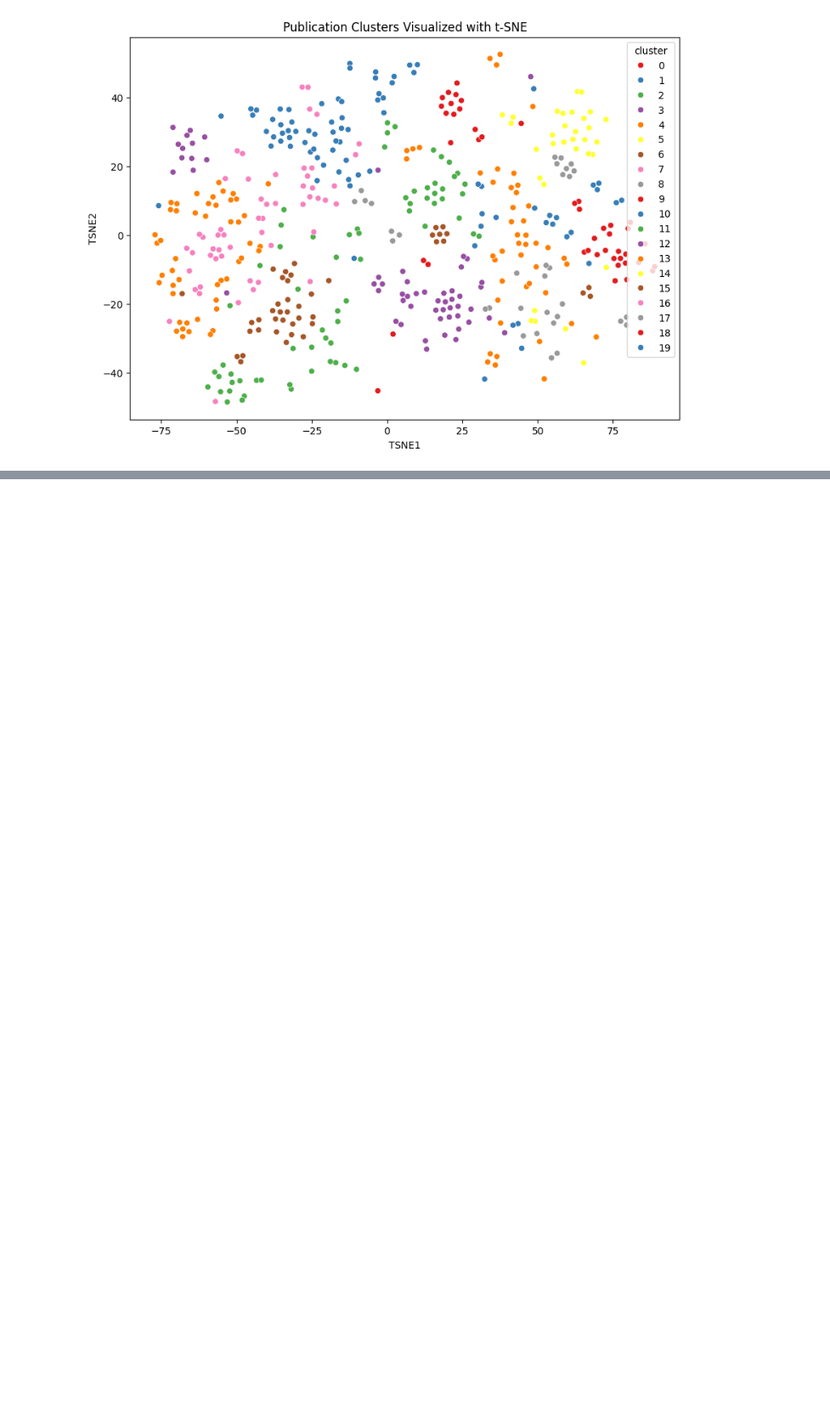
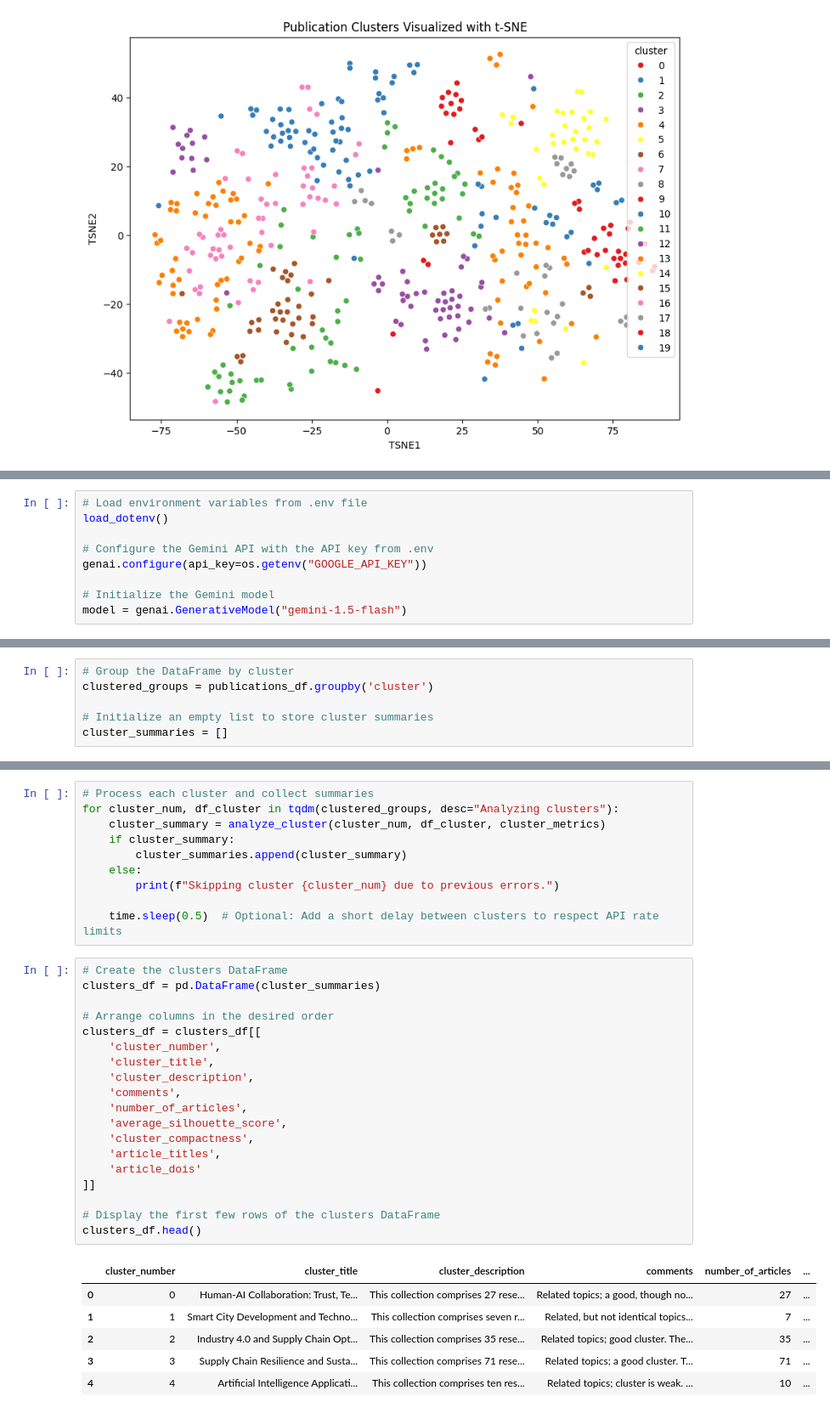
Before and after one commit to skazo4nick/tsi-sota-ai, a Jupyter notebook: notebooks/2_publications_clustering.ipynb, the cells around one changed output, grey strips where cells are left out. Shown at 85% size. Saved outputs shown, nothing was run; the diff lists cells and outputs as text; blank space fills up the shorter version.

```diff
--- a/notebooks/2_publications_clustering.ipynb
+++ b/notebooks/2_publications_clustering.ipynb
@@ -334,0 +520,9 @@ Abstract: Due to the huge surge in remote work all over the world caused by the
+# %%
+# Load environment variables from .env file
+load_dotenv()
+
+# Configure the Gemini API with the API key from .env
+genai.configure(api_key=os.getenv("GOOGLE_API_KEY"))
+
+# Initialize the Gemini model
+model = genai.GenerativeModel("gemini-1.5-flash")
@@ -334,0 +773,6 @@ Abstract: Due to the huge surge in remote work all over the world caused by the
+# %%
+# Group the DataFrame by cluster
+clustered_groups = publications_df.groupby('cluster')
+
+# Initialize an empty list to store cluster summaries
+cluster_summaries = []
@@ -334,0 +887,36 @@ Abstract: Due to the huge surge in remote work all over the world caused by the
+# %%
+# Process each cluster and collect summaries
+for cluster_num, df_cluster in tqdm(clustered_groups, desc="Analyzing clusters"):
+    cluster_summary = analyze_cluster(cluster_num, df_cluster, cluster_metrics)
+    if cluster_summary:
+        cluster_summaries.append(cluster_summary)
+    else:
+        print(f"Skipping cluster {cluster_num} due to previous errors.")
+
+    time.sleep(0.5)  # Optional: Add a short delay between clusters to respect API rate limits
+# %%
+# Create the clusters DataFrame
+clusters_df = pd.DataFrame(cluster_summaries)
+
+# Arrange columns in the desired order
+clusters_df = clusters_df[[
+    'cluster_number',
+    'cluster_title',
+    'cluster_description',
+    'comments',
+    'number_of_articles',
+    'average_silhouette_score',
+    'cluster_compactness',
+    'article_titles',
+    'article_dois'
+]]
+
+# Display the first few rows of the clusters DataFrame
+clusters_df.head()
+# %% [output]
+|  | cluster_number | cluster_title | cluster_description | comments | number_of_articles | ... |
+| 0 | 0 | Human-AI Collaboration: Trust, Te... | This collection comprises 27 rese... | Related topics; a good, though no... | 27 | ... |
+| 1 | 1 | Smart City Development and Techno... | This collection comprises seven r... | Related, but not identical topics... | 7 | ... |
+| 2 | 2 | Industry 4.0 and Supply Chain Opt... | This collection comprises 35 rese... | Related topics; good cluster. The... | 35 | ... |
+| 3 | 3 | Supply Chain Resilience and Susta... | This collection comprises 71 rese... | Related topics; a good cluster. T... | 71 | ... |
+| 4 | 4 | Artificial Intelligence Applicati... | This collection comprises ten res... | Related topics; cluster is weak. ... | 10 | ... |
```
Also changed, not shown: parts of 29 cells of this notebook, 3 other files.
